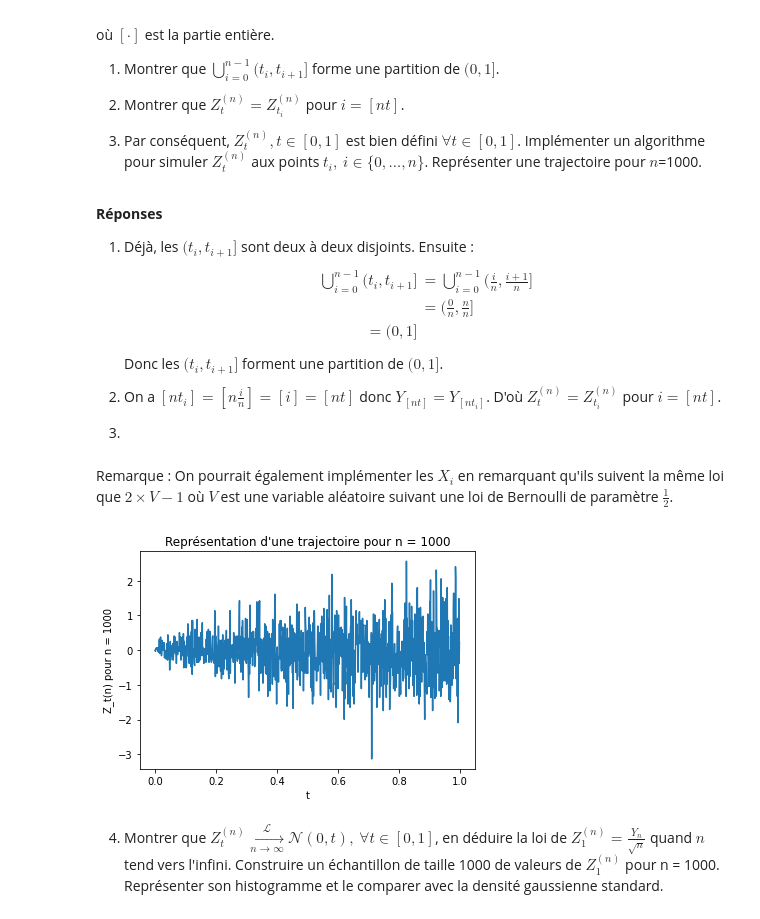
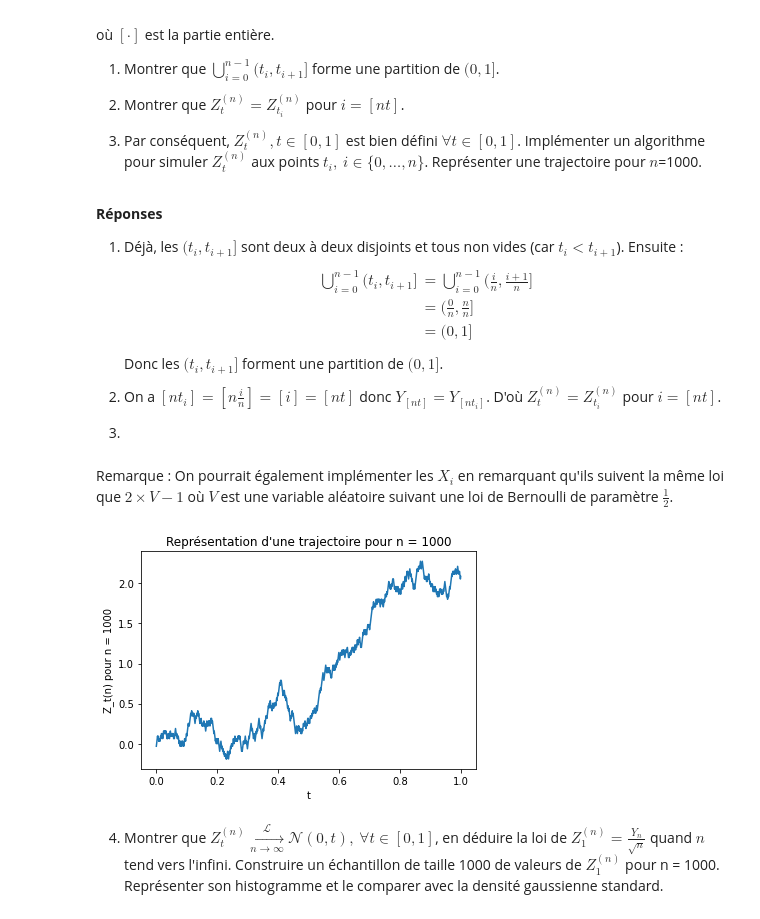
Before and after one commit to gabrielleberrada/projet_num_proba, a Jupyter notebook: Projet_numerique_de_Probabilités_2022 - enonce.ipynb, the cells around one changed output. Drawn from its saved outputs; the diff is of its cells as text; code cells hidden in the pictures.

```diff
--- a/Projet_numerique_de_Probabilités_2022 - enonce.ipynb
+++ b/Projet_numerique_de_Probabilités_2022 - enonce.ipynb
@@ -125,12 +125,12 @@ où $[\cdot]$ est la partie entière.
 # %% [markdown]
 **Réponses**
 
-1. Déjà, les $(t_i, t_{i+1}]$ sont deux à deux disjoints. Ensuite :
+1. Déjà, les $(t_i, t_{i+1}]$ sont deux à deux disjoints et tous non vides (car $t_i < t_{i+1}$). Ensuite :
 \begin{align*}
 \bigcup_{i=0}^{n-1}(t_i, t_{i+1}]
     &= \bigcup_{i=0}^{n-1}(\frac{i}{n}, \frac{i+1}{n}]\\
     &= (\frac{0}{n}, \frac{n}{n}]\\
-    = (0, 1]
+    &= (0, 1]
 \end{align*}
 Donc les $(t_i, t_{i+1}]$ forment une partition de $(0, 1]$.
 
@@ -139,34 +139,42 @@ Donc les $(t_i, t_{i+1}]$ forment une partition de $(0, 1]$.
 3.
 # %%
 def X_i():
-    if np.random.uniform(0,1)<0.5:
+    if np.random.binomial(1, 0.5):
         return -1
     else:
         return 1
 
-def Y_n(n):
+def Y(n):
     res = 0
     for _ in range(n):
         res += X_i()
     return res
 
 def Z(t, n):
-    return Y_n(math.floor(n*t))/np.sqrt(n)
+    return Y(math.floor(n*t))/np.sqrt(n)
 # %% [markdown]
 Remarque : On pourrait également implémenter les $X_i$ en remarquant qu'ils suivent la même loi que $2\times V -1$ où $V$ est une variable aléatoire suivant une loi de Bernoulli de paramètre $\frac{1}{2}$.
 # %%
 n = 1_000
+def path_Z(n):
+    res = 0
+    path = []
+    for k in range(n):
+        res += X_i()
+        path.append(res/sqrt(n))
+    return path
+
 
 X = [i/n for i in range(n)]
-Y = [Z(x, n) for x in X]
+Y = path_Z(n)
 
 plt.plot(X, Y)
 plt.xlabel('t')
 plt.ylabel('Z_t(n) pour n = 1000')
 plt.title("Représentation d'une trajectoire pour n = 1000")
 plt.show()
 # %% [output]
-[figure, old version]
+[figure, new version]
 # %% [markdown]
 4. Montrer que $Z^{(n)}_t\xrightarrow[n \to \infty]{\mathcal{L}}\mathcal{N}(0,t),~\forall t \in [0,1]$, en déduire la loi de $Z^{(n)}_1=\frac{Y_n}{\sqrt{n}}$ quand $n$
   tend vers l'infini.
```
Also changed, not shown: parts of 14 cells of this notebook.
